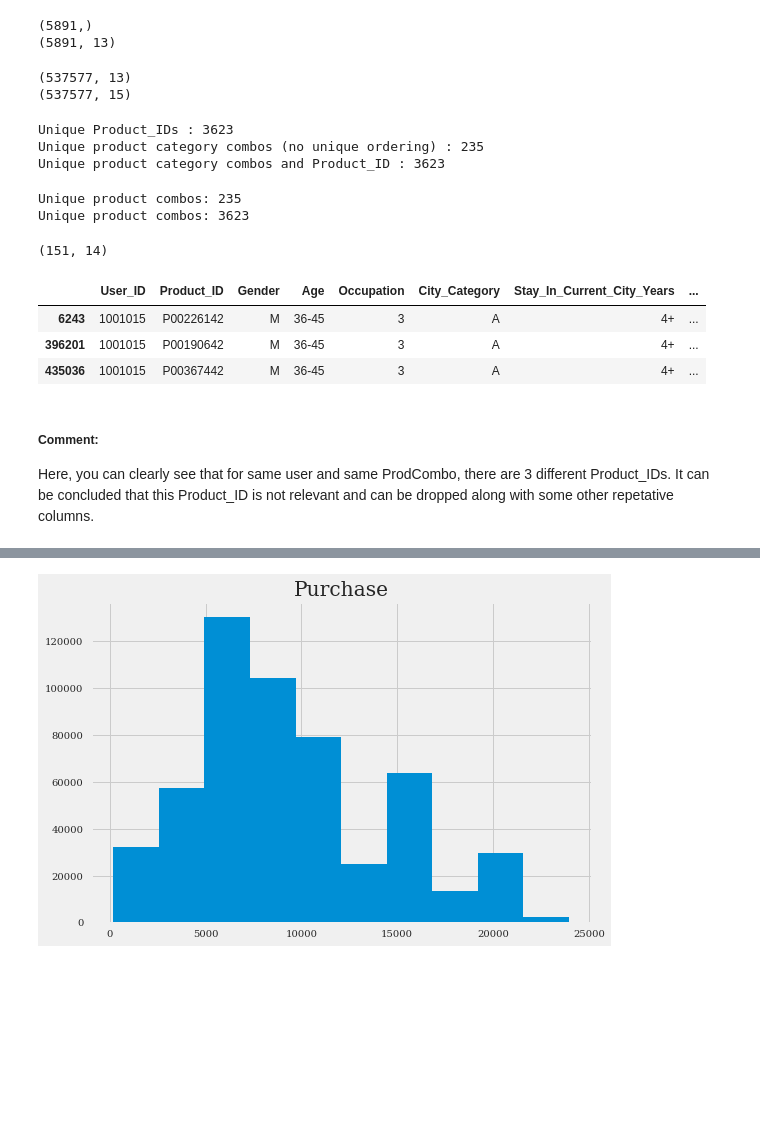
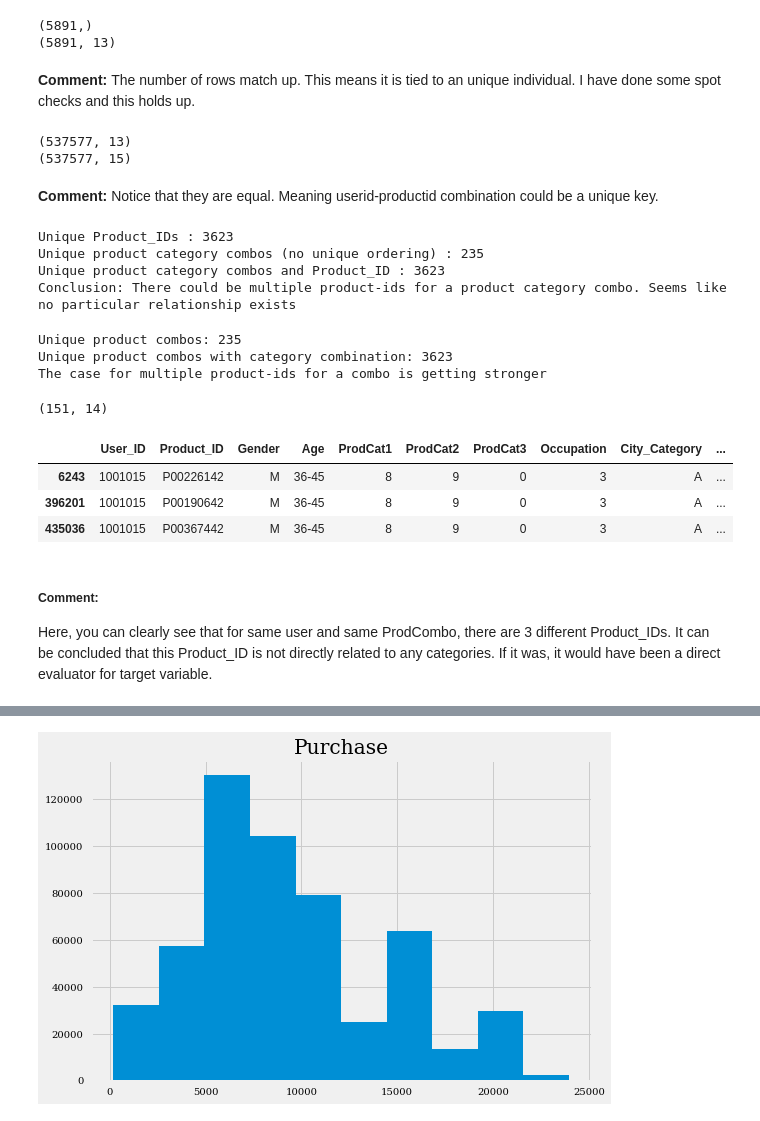
Before and after one commit to RishRosh/SpringBoard_Capstone1_BlackFridaySales, a Jupyter notebook: BlackFriday.ipynb, the cells around one changed output, grey strips where cells are left out. Cells and saved outputs as stored; diff of their text form; code cells hidden in the pictures; blank space fills up the shorter version.

```diff
--- a/BlackFriday.ipynb
+++ b/BlackFriday.ipynb
@@ -95,6 +89,8 @@ print(data.groupby(['User_ID','Gender']).count().shape)
 # %% [output]
 (5891,)
 (5891, 13)
+# %% [markdown]
+<b>Comment: </b>The number of rows match up. This means it is tied to an unique individual. I have done some spot checks and this holds up.
 # %%
 # Now check Product_ID as we know that User_ID is a unique person
 print(data.groupby(['User_ID','Product_ID']).count().shape)
@@ -104,17 +98,20 @@ print(data.shape)
 # %% [output]
 (537577, 13)
 (537577, 15)
+# %% [markdown]
+<b>Comment: </b>Notice that they are equal. Meaning userid-productid combination could be a unique key.
 # %%
 # Lets check if there is any relation between Product_ID and the 3 product categories
 print('Unique Product_IDs : {}'.format(data.Product_ID.unique().shape[0]))
 print('Unique product category combos (no unique ordering) : {}'.format(data.groupby(['ProdCat3','ProdCat2','ProdCat1']).count().shape[0]))
 print('Unique product category combos and Product_ID : {}'.format(data.groupby(['Product_ID','ProdCat1','ProdCat2','ProdCat3'])['ProdCat1','ProdCat2','ProdCat3'].count().shape[0]))
 
-# Conclusion: There could be multiple product-ids for a combo.
+print('Conclusion: There could be multiple product-ids for a product category combo. Seems like no particular relationship exists')
 # %% [output]
 Unique Product_IDs : 3623
 Unique product category combos (no unique ordering) : 235
 Unique product category combos and Product_ID : 3623
+Conclusion: There could be multiple product-ids for a product category combo. Seems like no particular relationship exists
 # %%
 # Lets check if the ordering of the product categories has any bearing
 # Create a new column that has the order of the Product Category
@@ -123,25 +120,26 @@ data['ProdCombo'] = data['ProdCat1'].astype(str)+ '-'+data['ProdCat2'].astype(st
 # Check uniqueness of this column
 print('Unique product combos: {}'.format(data.groupby(['ProdCombo']).count().shape[0]))
 # Check the relationship of this column and Product_ID
-print('Unique product combos: {}'.format(data.groupby(['ProdCombo','Product_ID']).count().shape[0]))
+print('Unique product combos with category combination: {}'.format(data.groupby(['ProdCombo','Product_ID']).count().shape[0]))
 
-# The case for multiple product-ids for a combo is getting stronger
+print('The case for multiple product-ids for a combo is getting stronger')
 # %% [output]
 Unique product combos: 235
-Unique product combos: 3623
+Unique product combos with category combination: 3623
+The case for multiple product-ids for a combo is getting stronger
 # %%
 # Lets explore some records
 dff = data[data.ProdCombo=='8-9-0']
 print(dff.groupby(['User_ID','ProdCombo']).count().shape)
-data[(data.User_ID==1001015) & (data.ProdCombo=='8-9-0')]
+data[(data.User_ID==1001015) & (data.ProdCombo=='8-9-0')][['User_ID', 'Product_ID','Gender','Age','ProdCat1','ProdCat2','ProdCat3','Occupation','City_Category','Stay_In_Current_City_Years']]
 # %% [output]
 (151, 14)
-|  | User_ID | Product_ID | Gender | Age | Occupation | City_Category | Stay_In_Current_City_Years | ... |
-| 6243 | 1001015 | P00226142 | M | 36-45 | 3 | A | 4+ | ... |
-| 396201 | 1001015 | P00190642 | M | 36-45 | 3 | A | 4+ | ... |
-| 435036 | 1001015 | P00367442 | M | 36-45 | 3 | A | 4+ | ... |
+|  | User_ID | Product_ID | Gender | Age | ProdCat1 | ProdCat2 | ProdCat3 | Occupation | City_Category | ... |
+| 6243 | 1001015 | P00226142 | M | 36-45 | 8 | 9 | 0 | 3 | A | ... |
+| 396201 | 1001015 | P00190642 | M | 36-45 | 8 | 9 | 0 | 3 | A | ... |
+| 435036 | 1001015 | P00367442 | M | 36-45 | 8 | 9 | 0 | 3 | A | ... |
 # %% [markdown]
 ##### Comment:
 Here, you can clearly see that for same user and same ProdCombo, there are 3 different Product_IDs.
-It can be concluded that this Product_ID is not relevant and can be dropped along with some other repetative columns.
+It can be concluded that this Product_ID is not directly related to any categories. If it was, it would have been a direct evaluator for target variable.
 # %%
```
Also changed, not shown: parts of 66 cells of this notebook.
